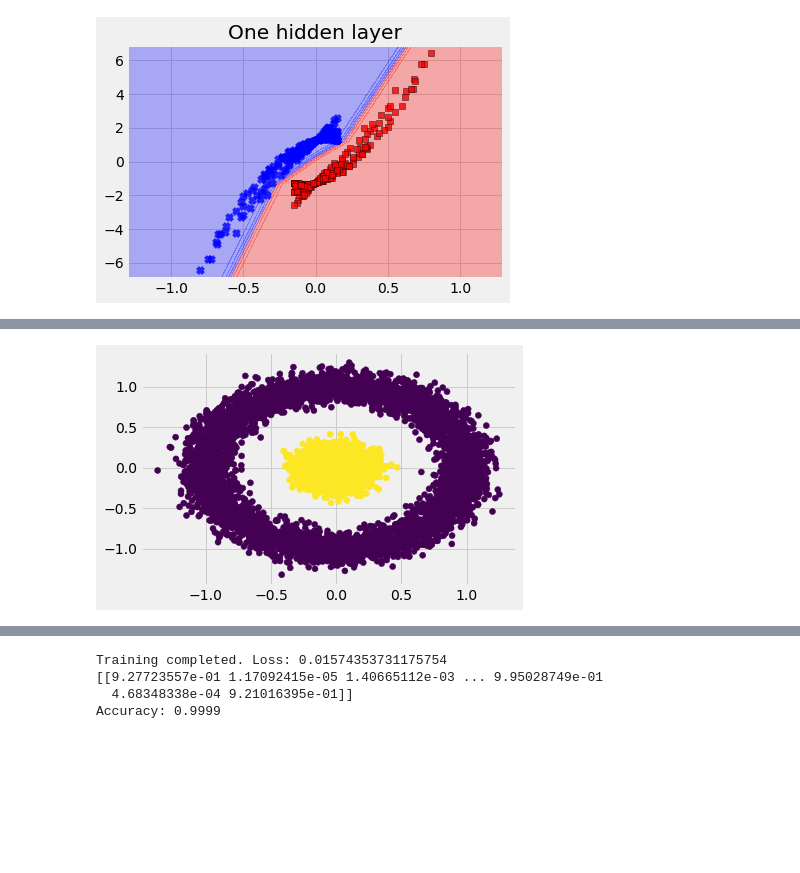
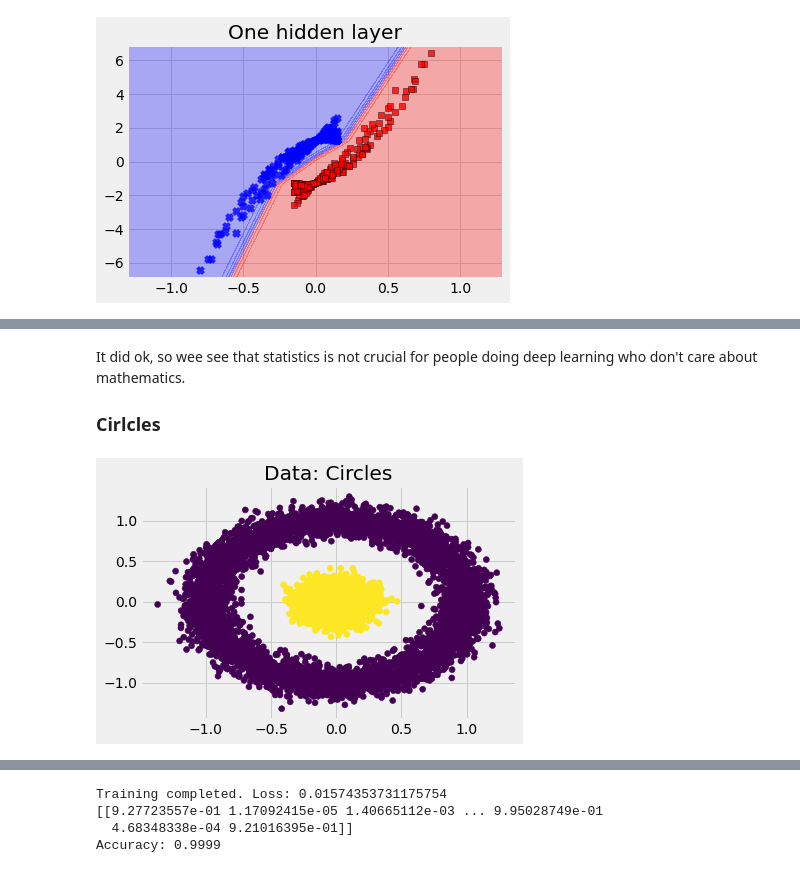
Before and after one commit to kaletap/neural-network, a Jupyter notebook: 02_demo_classification.ipynb, the cells around one changed output, grey strips where cells are left out. Drawn from its saved outputs; the diff is of its cells as text; code cells hidden in the pictures; blank space fills up the shorter version.

```diff
--- a/02_demo_classification.ipynb
+++ b/02_demo_classification.ipynb
@@ -161,13 +178,17 @@ We see that non-linear neural network is able to bend the decision boundary and
+# %% [markdown]
+It did ok, so wee see that statistics is not crucial for people doing deep learning who don't care about mathematics.
+### Cirlcles
 # %%
 from sklearn.datasets import make_circles
 
 n = 10_000
 np.random.seed(42)
 x, y = make_circles(n_samples=n, factor=.1, noise=.1)
 
-plt.scatter(x[:, 0], x[:, 1], c=y);
+plt.scatter(x[:, 0], x[:, 1], c=y)
+plt.title("Data: Circles");
 # %% [output]
-[figure, old version]
+[figure, new version]
 # %%
 x_train = add_one_feature(x.transpose())
 y_train = y.reshape([1, -1])
```
Also changed, not shown: parts of 10 cells of this notebook, 2 other files.
